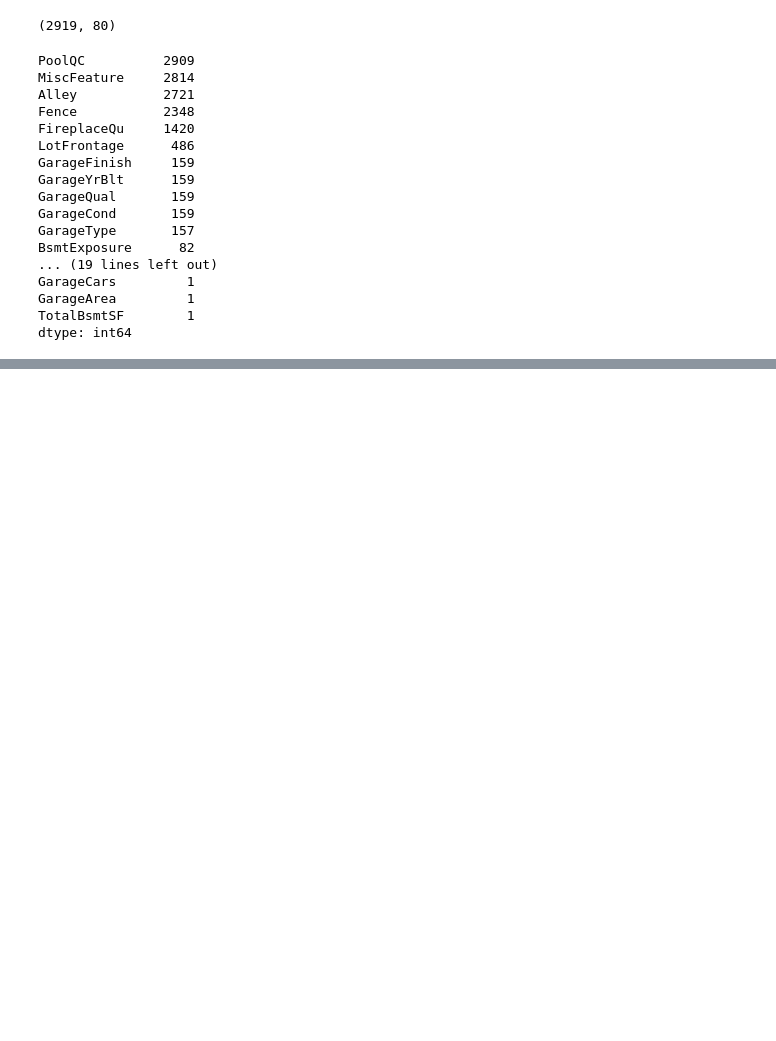
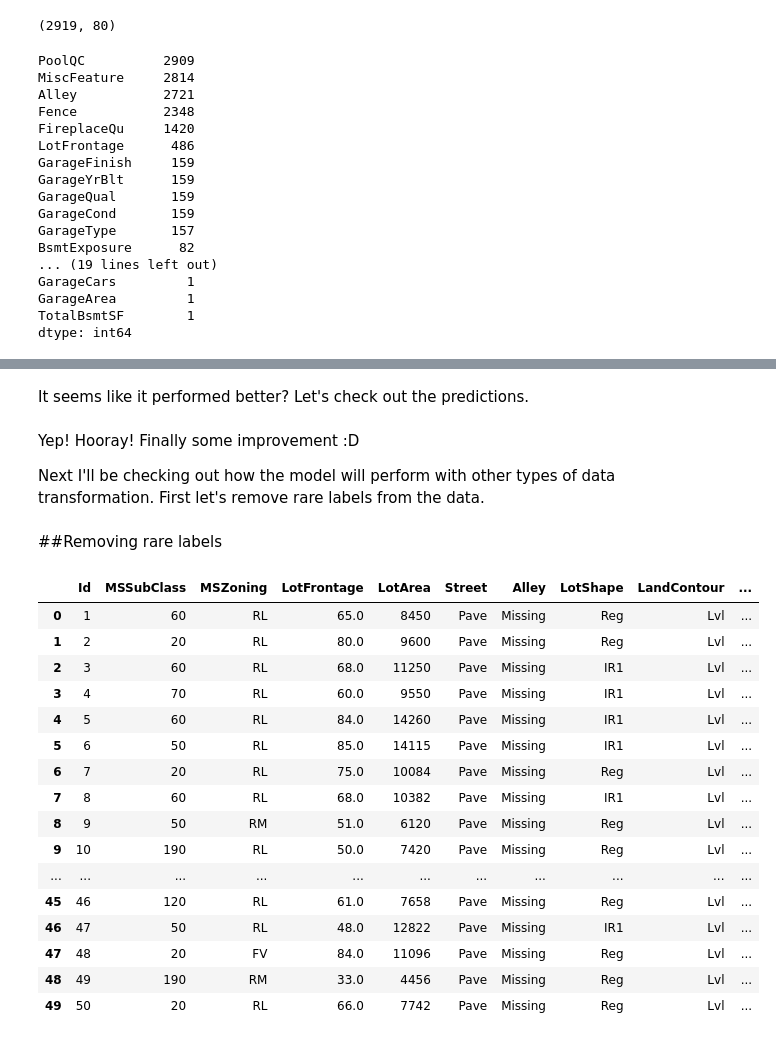
Before and after one commit to dataqueenpend/Projects-, a Jupyter notebook: Testing,_testing_housepricespynb.ipynb, the cells around one changed output, grey strips where cells are left out. Drawn from its saved outputs; the diff is of its cells as text; code cells hidden in the pictures; blank space fills up the shorter version.

```diff
--- a/Testing,_testing_housepricespynb.ipynb
+++ b/Testing,_testing_housepricespynb.ipynb
@@ -123,0 +189,3 @@ dtype: int64
+# %%
+#Num features selection
+num_cols_nans = [col for col in df_whole.columns if (df_whole[col].dtype != 'object') and (df_whole[col].isnull().any())]
@@ -123,0 +215,4 @@ dtype: int64
+# %%
+for col in num_cols_nans:
+  median = df_whole[col].median()
+  df_whole[col].fillna(median, inplace=True)
@@ -123,0 +261,2 @@ dtype: int64
+# %%
+df_whole = pd.get_dummies(df_whole)
@@ -123,0 +363,2 @@ dtype: int64
+# %% [markdown]
+It seems like it performed better? Let's check out the predictions.
@@ -123,0 +372,34 @@ dtype: int64
+# %% [markdown]
+Yep! Hooray! Finally some improvement :D
+
+Next I'll be checking out how the model will perform with other types of data transformation. First let's remove rare labels from the data.
+# %% [markdown]
+##Removing rare labels
+# %%
+#Changing rare labels to 'Rare Label' string
+cat_cols = [col for col in df_whole.columns if df_whole[col].dtype == 'object']
+
+for col in cat_cols:
+  temp = df_whole.groupby(col)['Id'].count()/len(df_whole)
+  temp_df = temp[temp >0.01].index
+  df_whole[col] = np.where(df_whole[col].isin(temp_df), df_whole[col], 'Rare label')
+# %%
+df_whole.head(50)
+# %% [output]
+|  | Id | MSSubClass | MSZoning | LotFrontage | LotArea | Street | Alley | LotShape | LandContour | ... |
+| 0 | 1 | 60 | RL | 65.0 | 8450 | Pave | Missing | Reg | Lvl | ... |
+| 1 | 2 | 20 | RL | 80.0 | 9600 | Pave | Missing | Reg | Lvl | ... |
+| 2 | 3 | 60 | RL | 68.0 | 11250 | Pave | Missing | IR1 | Lvl | ... |
+| 3 | 4 | 70 | RL | 60.0 | 9550 | Pave | Missing | IR1 | Lvl | ... |
+| 4 | 5 | 60 | RL | 84.0 | 14260 | Pave | Missing | IR1 | Lvl | ... |
+| 5 | 6 | 50 | RL | 85.0 | 14115 | Pave | Missing | IR1 | Lvl | ... |
+| 6 | 7 | 20 | RL | 75.0 | 10084 | Pave | Missing | Reg | Lvl | ... |
+| 7 | 8 | 60 | RL | 68.0 | 10382 | Pave | Missing | IR1 | Lvl | ... |
+| 8 | 9 | 50 | RM | 51.0 | 6120 | Pave | Missing | Reg | Lvl | ... |
+| 9 | 10 | 190 | RL | 50.0 | 7420 | Pave | Missing | Reg | Lvl | ... |
+| ... | ... | ... | ... | ... | ... | ... | ... | ... | ... | ... |
+| 45 | 46 | 120 | RL | 61.0 | 7658 | Pave | Missing | Reg | Lvl | ... |
+| 46 | 47 | 50 | RL | 48.0 | 12822 | Pave | Missing | IR1 | Lvl | ... |
+| 47 | 48 | 20 | FV | 84.0 | 11096 | Pave | Missing | Reg | Lvl | ... |
+| 48 | 49 | 190 | RM | 33.0 | 4456 | Pave | Missing | Reg | Lvl | ... |
+| 49 | 50 | 20 | RL | 66.0 | 7742 | Pave | Missing | Reg | Lvl | ... |
```
Also changed, not shown: parts of 51 cells of this notebook.
